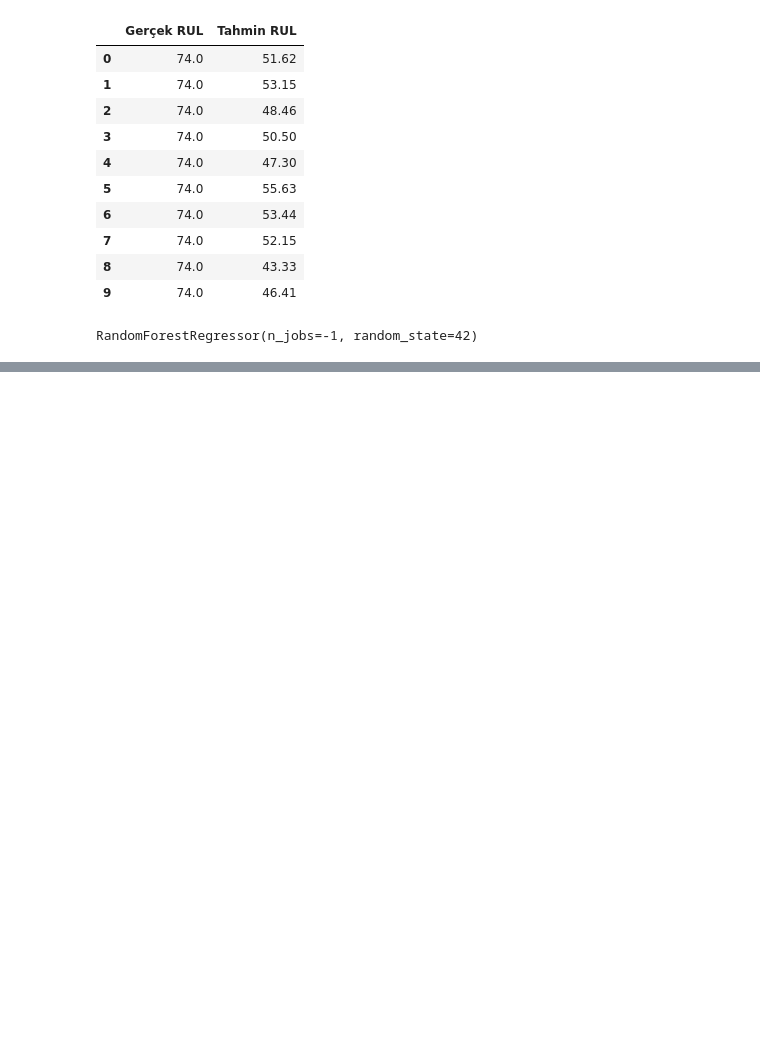
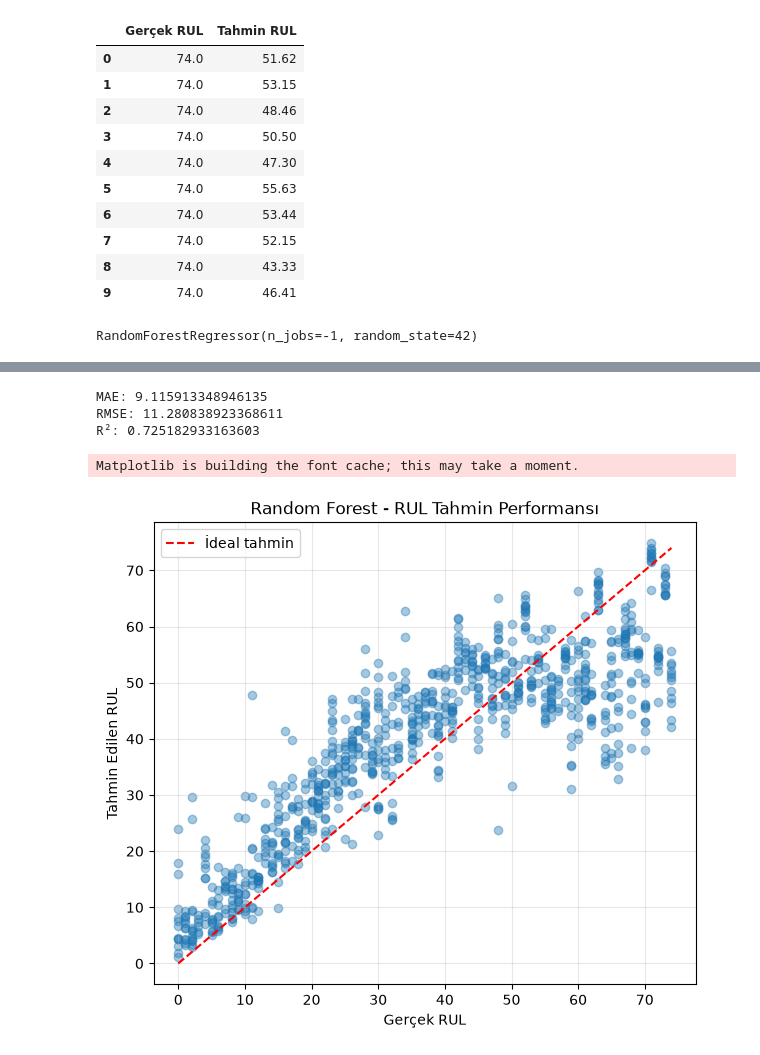
Before and after one commit to ilkinsoydas/End-to-End-PdM-Pipeline, a Jupyter notebook: n_cmapss/models/Random_Forest.ipynb, the cells around one changed output, grey strips where cells are left out. Saved outputs shown, nothing was run; the diff lists cells and outputs as text; code cells hidden in the pictures; blank space fills up the shorter version.

```diff
--- a/n_cmapss/models/Random_Forest.ipynb
+++ b/n_cmapss/models/Random_Forest.ipynb
@@ -559,0 +566,43 @@ RandomForestRegressor(n_jobs=-1, random_state=42)
+# %%
+from sklearn.metrics import mean_absolute_error, mean_squared_error, r2_score
+import numpy as np
+
+# Doğrulama motoru için RUL tahminleri
+y_pred = rf_model.predict(X_val)
+
+# Performans metrikleri
+mae = mean_absolute_error(y_val, y_pred) #Tahminlerimiz gerçek RUL değerlerinden ortalama kaç uçuş döngüsü sapıyor?
+rmse = np.sqrt(mean_squared_error(y_val, y_pred)) #Büyük tahmin hatalarını daha fazla cezalandıran hata metriği.
+r2 = r2_score(y_val, y_pred) #Modelin RUL değerlerindeki değişkenliği ne ölçüde açıklayabildiğini gösteriyor.
+
+print("MAE:", mae)
+print("RMSE:", rmse)
+print("R²:", r2)
+# %% [output]
+MAE: 9.115913348946135
+RMSE: 11.280838923368611
+R²: 0.725182933163603
+# %%
+import matplotlib.pyplot as plt
+
+plt.figure(figsize=(7, 6))
+
+plt.scatter(y_val, y_pred, alpha=0.4)
+
+plt.plot(
+    [y_val.min(), y_val.max()],
+    [y_val.min(), y_val.max()],
+    "r--",
+    label="İdeal tahmin"
+)
+
+plt.xlabel("Gerçek RUL")
+plt.ylabel("Tahmin Edilen RUL")
+plt.title("Random Forest - RUL Tahmin Performansı")
+
+plt.legend()
+plt.grid(alpha=0.3)
+plt.show()
+# %% [output]
+Matplotlib is building the font cache; this may take a moment.
+[figure, added]
```
Also changed, not shown: parts of 6 cells of this notebook, 2 other files.
